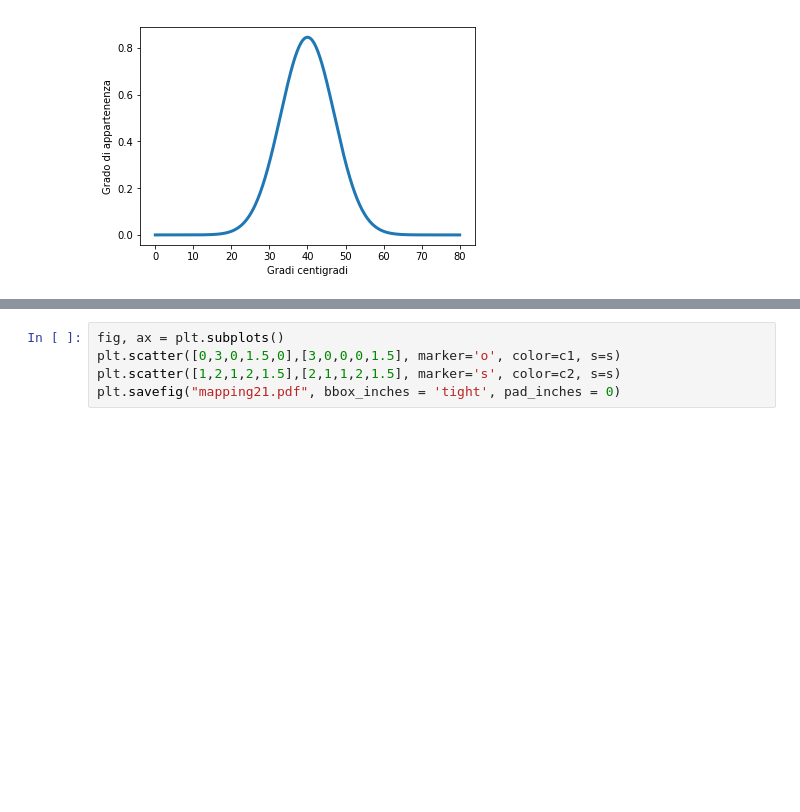
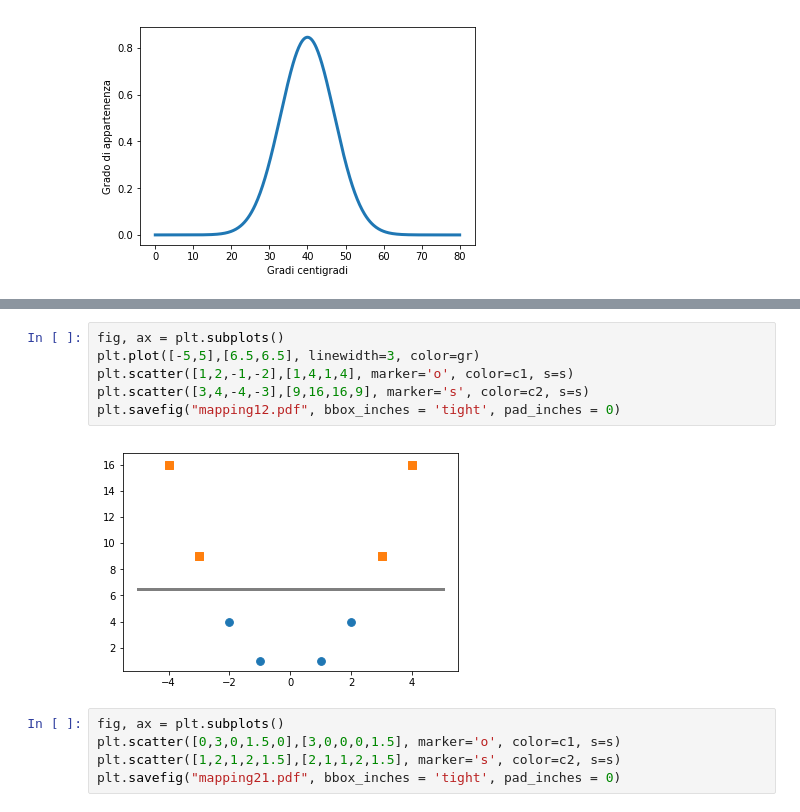
Before and after one commit to lucacrm/fuzzysets, a Jupyter notebook: Tesi/figure/grafici_tesi.ipynb, the cells around one changed output, grey strips where cells are left out. Drawn from its saved outputs; the diff is of its cells as text; blank space fills up the shorter version.

```diff
--- a/Tesi/figure/grafici_tesi.ipynb
+++ b/Tesi/figure/grafici_tesi.ipynb
@@ -190,3 +199,11 @@ plt.savefig("nonseparabili.pdf", bbox_inches = 'tight', pad_inches = 0)
+# %%
+fig, ax = plt.subplots()
+plt.plot([-5,5],[6.5,6.5], linewidth=3, color=gr)
+plt.scatter([1,2,-1,-2],[1,4,1,4], marker='o', color=c1, s=s)
+plt.scatter([3,4,-4,-3],[9,16,16,9], marker='s', color=c2, s=s)
+plt.savefig("mapping12.pdf", bbox_inches = 'tight', pad_inches = 0)
+# %% [output]
+[figure, added]
 # %%
 fig, ax = plt.subplots()
 plt.scatter([0,3,0,1.5,0],[3,0,0,0,1.5], marker='o', color=c1, s=s)
```
Also changed, not shown: parts of 9 cells of this notebook, 18 other files.
